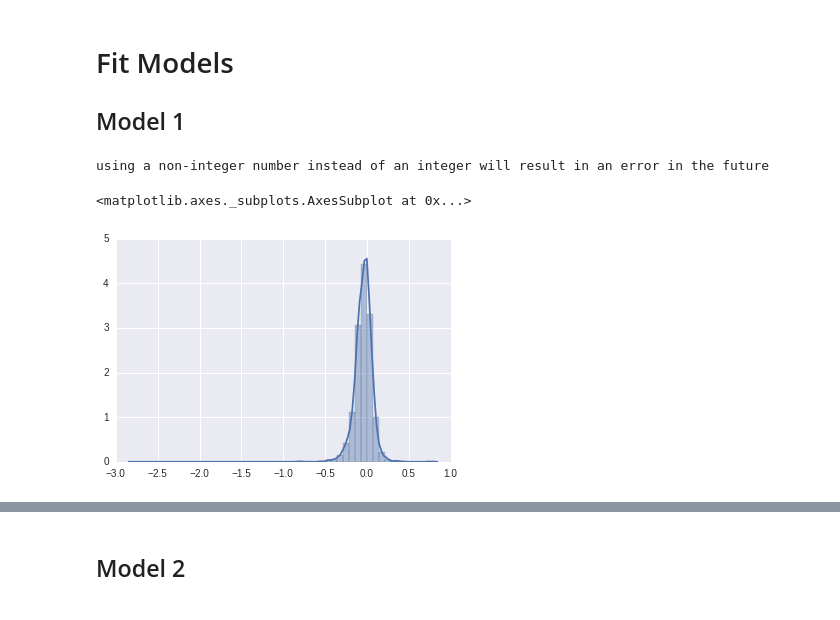
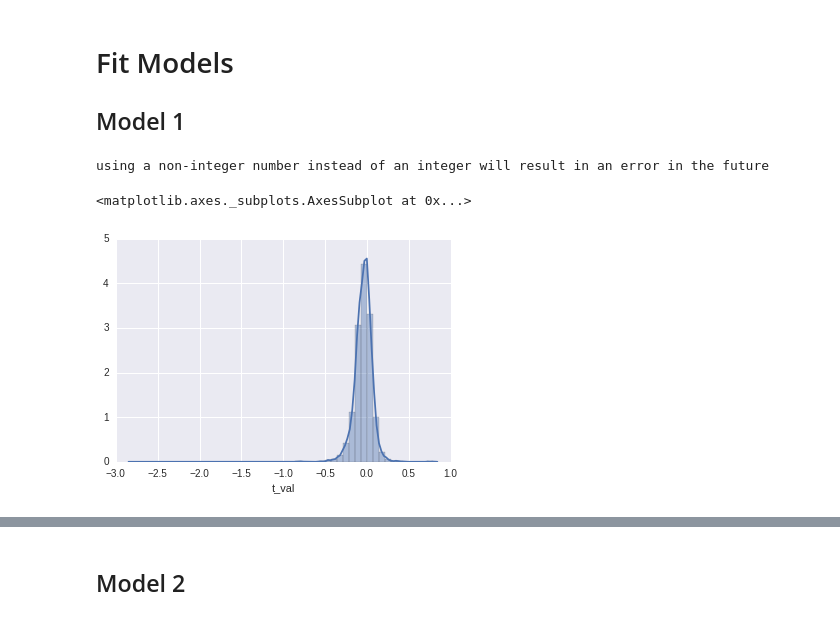
Before and after one commit to Anhmike/wmcm, a Jupyter notebook: ddm_tests/beta_full_universe.ipynb, the cells around one changed output, grey strips where cells are left out. Drawn from its saved outputs; the diff is of its cells as text; code cells hidden in the pictures.

Commit message:
included market cap formatted as numeric in the plot data

```diff
--- a/ddm_tests/beta_full_universe.ipynb
+++ b/ddm_tests/beta_full_universe.ipynb
@@ -107,11 +107,11 @@ universe.head()
 # %%
 # Uncomment these lines the first time notebook run on computer. Full price data isn't uploaded to github.
 
-stocks = wmcm.Universe(universe['symbol'], 'SPY', interval='w', verbose=False)
-output = open('pickle/full_price_history.p', 'wb')
-pickle.dump(stocks, output)
-output.close()
+# stocks = wmcm.Universe(universe['symbol'], 'SPY', interval='w', verbose=False)
+# output = open('pickle/full_price_history.p', 'wb')
+# pickle.dump(stocks, output)
+# output.close()
 
-# pkl_file = open('pickle/full_price_history.p', 'rb')
-# stocks = pickle.load(pkl_file)
-# pkl_file.close()
+pkl_file = open('pickle/full_price_history.p', 'rb')
+stocks = pickle.load(pkl_file)
+pkl_file.close()
@@ -164,13 +146,32 @@ stocks['market'].analysis_df = stocks['market'].adj_returns
 # %% [markdown]
 # Fit Models
 ## Model 1
+# %%
+def add_m_cap(df):
+    df['market_cap'] = df.index.map(lambda x : stocks[x].market_cap)
+    df['units'] = df['market_cap'].astype('str').str[-1:]
+    df['market_cap'] = df['market_cap'].astype('str').str[:-1]
+
+    df['new_units'] = np.nan
+    df.loc[df['units'] == 'B', 'new_units'] = 1000000000
+    df.loc[df['units'] == 'M', 'new_units'] = 1000000
+
+    df['new_market_cap'] = pd.to_numeric(df['market_cap'], errors = 'coerce')
+
+    df['new_market_cap'] = df['new_market_cap'] * df['new_units']
+
+    df['market_cap'] = df['new_market_cap']
+    df.drop(['units', 'new_units', 'new_market_cap'], axis = 1, inplace = True)
+    df.columns = ['t_val', 'market_cap']
+    return df
 # %%
 stocks.factor_model_all('ret_cc ~ ret_cc_market + lagged_ret_cc', filter_earnings=False)
 stocks.model_1 = stocks.results
 plot_data = pd.DataFrame({stock : stocks.model_1[stock].params[2] for stock in stocks.keys() if stock != 'market'}, index=[0])
 plot_data = plot_data.transpose()
-sns.distplot(plot_data)
+plot_data = add_m_cap(plot_data)
+sns.distplot(plot_data['t_val'])
 # %% [output]
 using a non-integer number instead of an integer will result in an error in the future
 <matplotlib.axes._subplots.AxesSubplot at 0x...>
-[figure, old version]
+[figure, new version]
```
Also changed, not shown: parts of 2 cells of this notebook, 2 other files.
